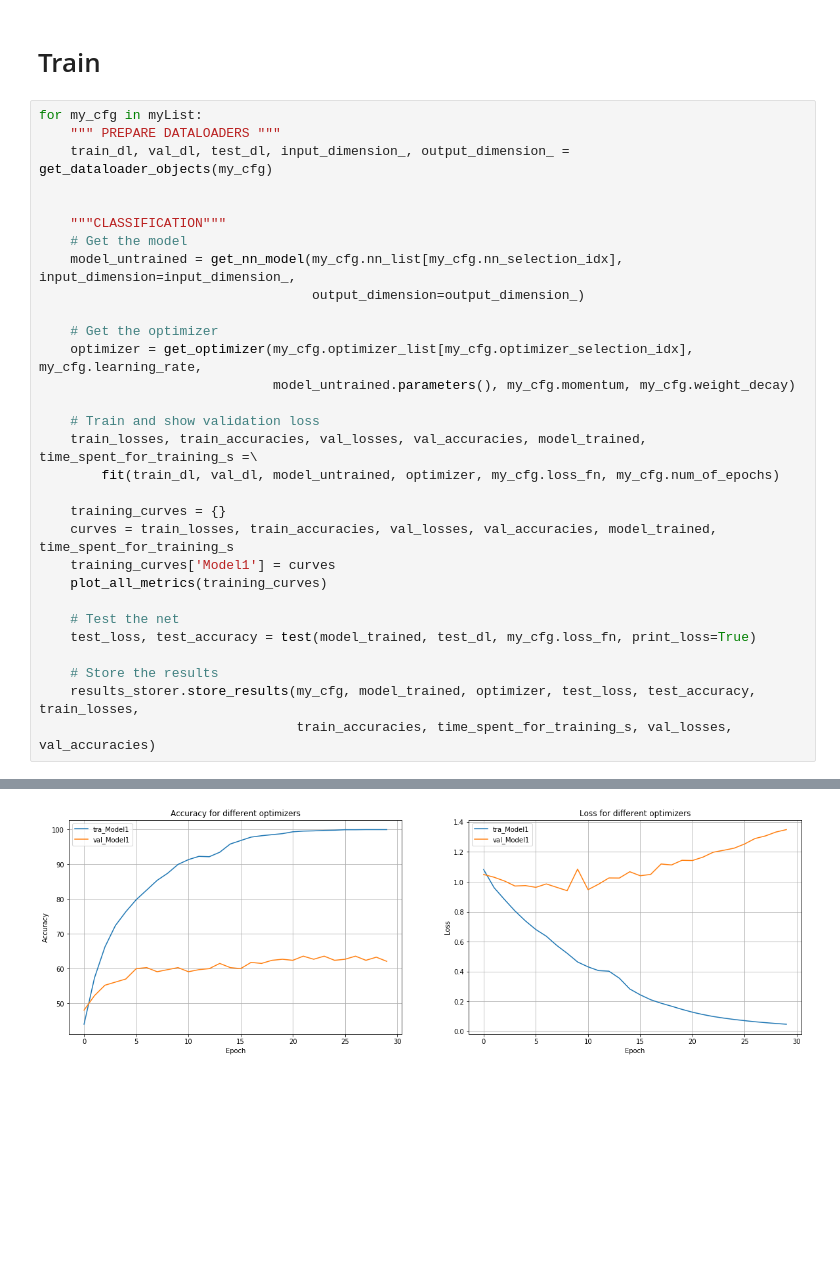
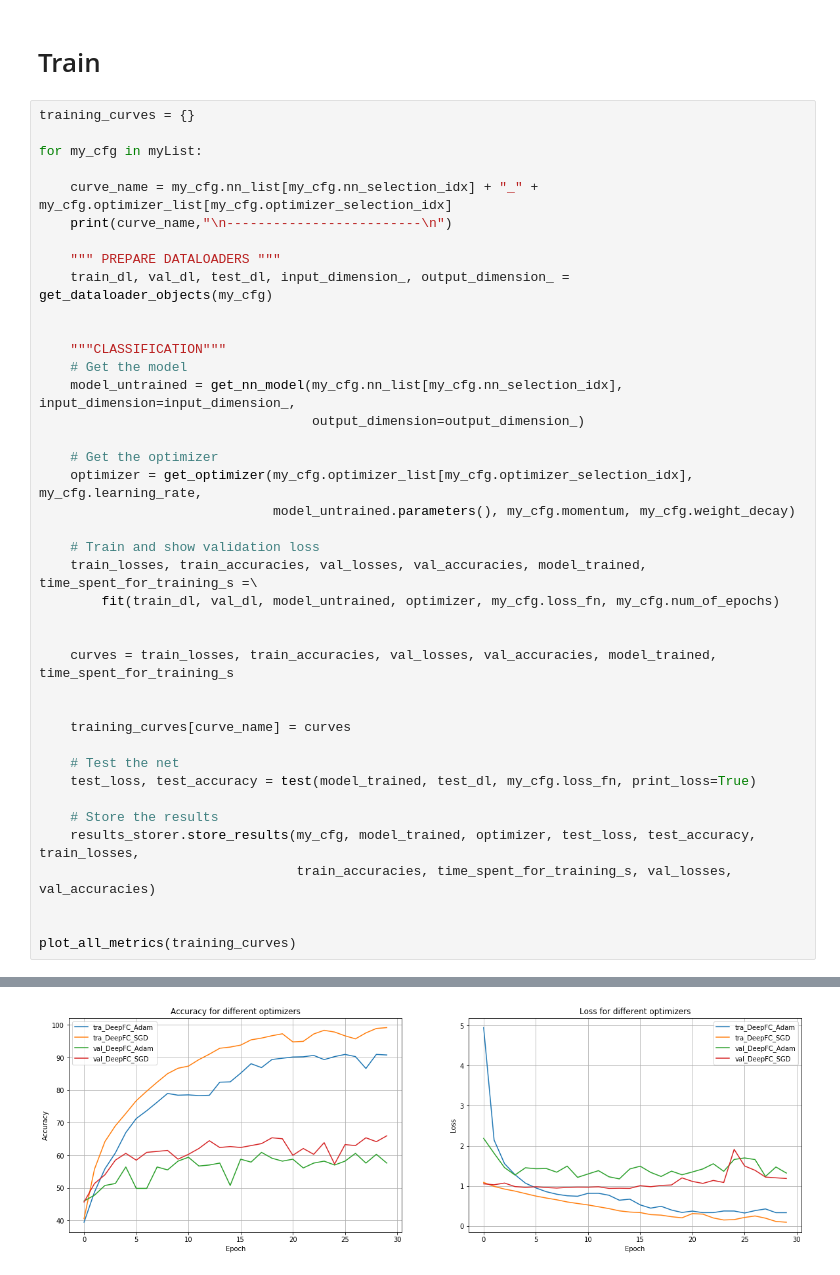
Before and after one commit to jpenalve/MLcourseProject, a Jupyter notebook: ProjectCode/Main.ipynb, the cells around one changed output, grey strips where cells are left out. Cells and saved outputs as stored; diff of their text form; blank space fills up the shorter version.

Commit message:
Fix regarding multiple model plots.
Was deleting previous metrics before.

```diff
--- a/ProjectCode/Main.ipynb
+++ b/ProjectCode/Main.ipynb
@@ -29,7 +29,13 @@ myList = configs_ozhan.list_of_configs
 # %% [markdown]
 # Train
 # %%
+training_curves = {}
+
 for my_cfg in myList:
+
+    curve_name = my_cfg.nn_list[my_cfg.nn_selection_idx] + "_" + my_cfg.optimizer_list[my_cfg.optimizer_selection_idx]
+    print(curve_name,"\n-------------------------\n")
+
     """ PREPARE DATALOADERS """
     train_dl, val_dl, test_dl, input_dimension_, output_dimension_ = get_dataloader_objects(my_cfg)
 
@@ -47,10 +53,11 @@ for my_cfg in myList:
     train_losses, train_accuracies, val_losses, val_accuracies, model_trained, time_spent_for_training_s =\
         fit(train_dl, val_dl, model_untrained, optimizer, my_cfg.loss_fn, my_cfg.num_of_epochs)
 
-    training_curves = {}
+
     curves = train_losses, train_accuracies, val_losses, val_accuracies, model_trained, time_spent_for_training_s
-    training_curves['Model1'] = curves
-    plot_all_metrics(training_curves)
+
+
+    training_curves[curve_name] = curves
 
     # Test the net
     test_loss, test_accuracy = test(model_trained, test_dl, my_cfg.loss_fn, print_loss=True)
@@ -58,4 +65,7 @@ for my_cfg in myList:
     # Store the results
     results_storer.store_results(my_cfg, model_trained, optimizer, test_loss, test_accuracy, train_losses,
                                  train_accuracies, time_spent_for_training_s, val_losses, val_accuracies)
+
+
+plot_all_metrics(training_curves)
 # %% [output]
@@ -79 +89 @@ Time spend for training:  0:00:20.526821  hh:mm:ss.ms
-[figure, old version]
+[figure, new version]
```
Also changed, not shown: parts of 1 cell of this notebook, 1 other file.
